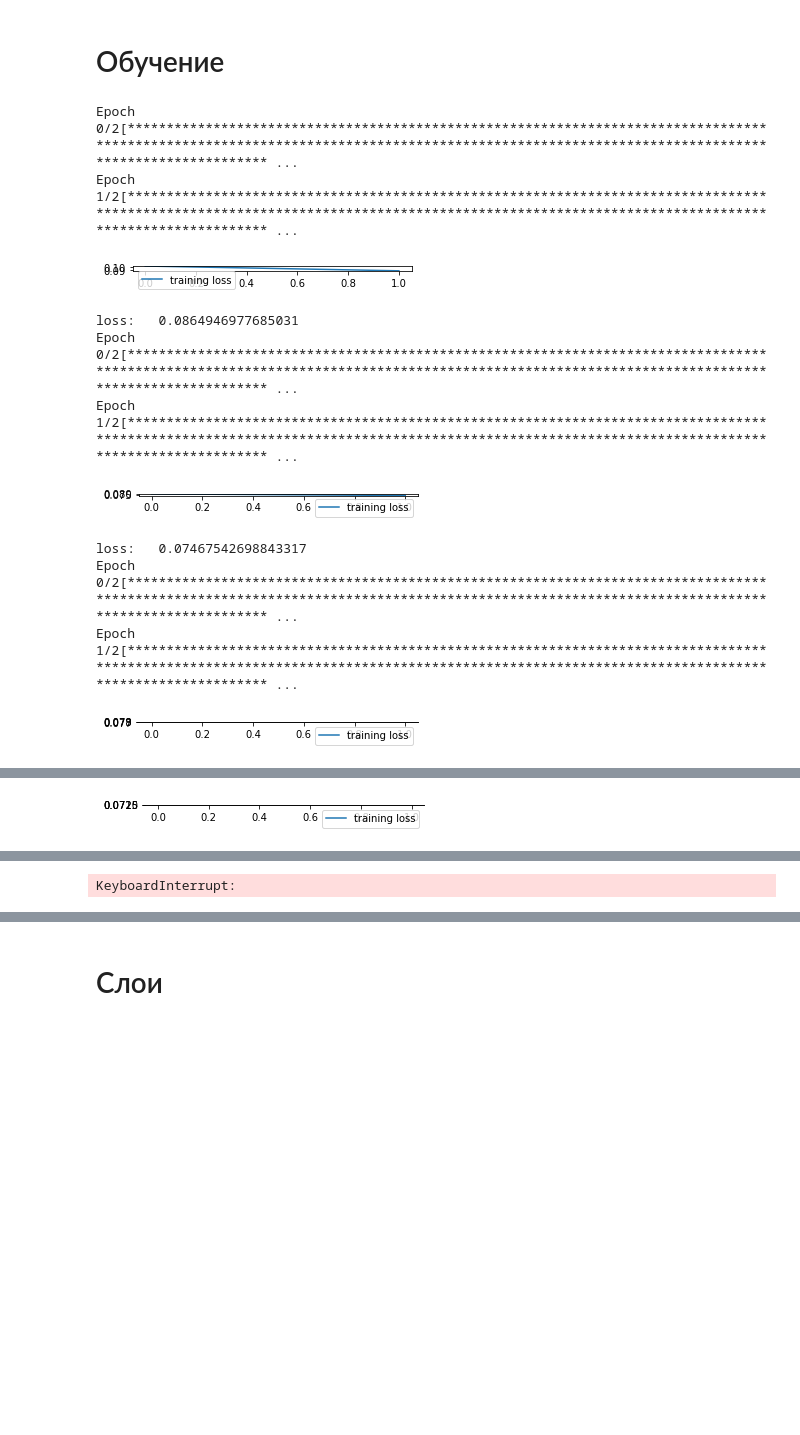
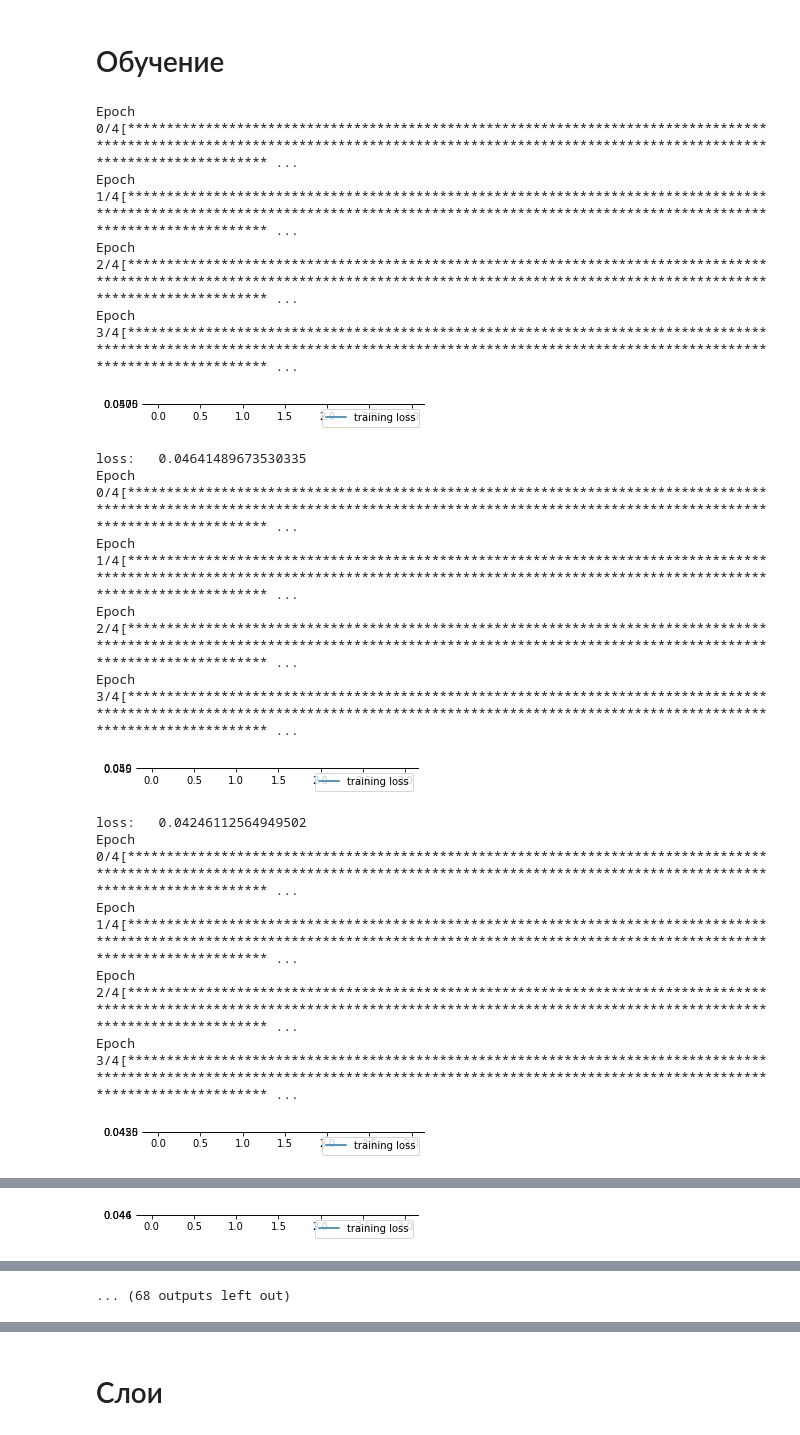
Before and after one commit to GGS111/NNtraining, a Jupyter notebook: wide_resnet50_2.ipynb, the cells around one changed output, grey strips where cells are left out. Cells and saved outputs as stored; diff of their text form; code cells hidden in the pictures; blank space fills up the shorter version.

```diff
--- a/wide_resnet50_2.ipynb
+++ b/wide_resnet50_2.ipynb
@@ -650,7 +650,7 @@ class TL_003_mehanit_onnx(Layer_06):
 
 #from DiffuseMap_03b import *
 IMAGE_SIZE = [224, 224, 3]
-TL_001 = TL_003_mehanit_onnx(imageSize = IMAGE_SIZE, last_activate='linear', device='cuda',numclasses=1000 ,show=0)
+TL_001 = TL_003_mehanit_onnx(imageSize = IMAGE_SIZE, last_activate='linear', device='cuda:1',numclasses=1000 ,show=0)
 TL_001.compile(criterion='000', optimizer='adam', lr=0.0001, momentum=0.5)
 TL_001.load_state('weights/cat_dogs_Resnet.pt')
 TL_001.eval()
@@ -678,38 +678,44 @@ Estimated Total Size (MB): 628.73
 # %%
 min_loss=10
 
 
 dataset1 =DatasetForClassify_01('dataset/training_set/',0)
 dataloader = DataLoader(dataset1, batch_size=5)
 
 
 for gn in range(1000):
     H =TL_001.fit_dataloader_00(  \
-                None,loader=dataloader,   epochs = 2, validation_loader = None)
+                None,loader=dataloader,   epochs = 4, validation_loader = None)
     plt.figure(figsize=(5,5))
     plt.axes().set_aspect('equal')
     plt.plot(H.history['loss'], label='training loss')
     #plt.plot(H.history['val_loss'], label='val loss')
     plt.legend()
     plt.show()
     loss_=H.history['loss'][-1]
     if loss_<min_loss:
         TL_001.save_state('weights/cat_dogs_Resnet.pt')
 
 
         print("loss:  ",loss_)
         min_loss=loss_
     dataset1 =DatasetForClassify_01('dataset/training_set/',0)
     dataloader = DataLoader(dataset1, batch_size=5)
 # %% [output]
-Epoch 0/2[********************************************************************************************************************************************************************************************** ...
-Epoch 1/2[********************************************************************************************************************************************************************************************** ...
+Epoch 0/4[********************************************************************************************************************************************************************************************** ...
+Epoch 1/4[********************************************************************************************************************************************************************************************** ...
+Epoch 2/4[********************************************************************************************************************************************************************************************** ...
+Epoch 3/4[********************************************************************************************************************************************************************************************** ...
-[figure, old version]
+[figure, new version]
-loss:   0.0864946977685031
-Epoch 0/2[********************************************************************************************************************************************************************************************** ...
-Epoch 1/2[********************************************************************************************************************************************************************************************** ...
+loss:   0.04641489673530335
+Epoch 0/4[********************************************************************************************************************************************************************************************** ...
+Epoch 1/4[********************************************************************************************************************************************************************************************** ...
+Epoch 2/4[********************************************************************************************************************************************************************************************** ...
+Epoch 3/4[********************************************************************************************************************************************************************************************** ...
-[figure, old version]
+[figure, new version]
-loss:   0.07467542698843317
-Epoch 0/2[********************************************************************************************************************************************************************************************** ...
-Epoch 1/2[********************************************************************************************************************************************************************************************** ...
+loss:   0.04246112564949502
+Epoch 0/4[********************************************************************************************************************************************************************************************** ...
+Epoch 1/4[********************************************************************************************************************************************************************************************** ...
+Epoch 2/4[********************************************************************************************************************************************************************************************** ...
+Epoch 3/4[********************************************************************************************************************************************************************************************** ...
-[figure, old version]
+[figure, new version]
@@ -718 +726 @@ Epoch 1/2[**********************************************************************
-[figure, old version]
+[figure, new version]
@@ -724,4 +737,4 @@ Epoch 0/2[******
-KeyboardInterrupt:
+... (68 outputs left out)
 # %%
 def resize(pimage):
     stream = open(pimage, "rb")
```
Also changed, not shown: parts of 4 cells of this notebook, 18 other files.
